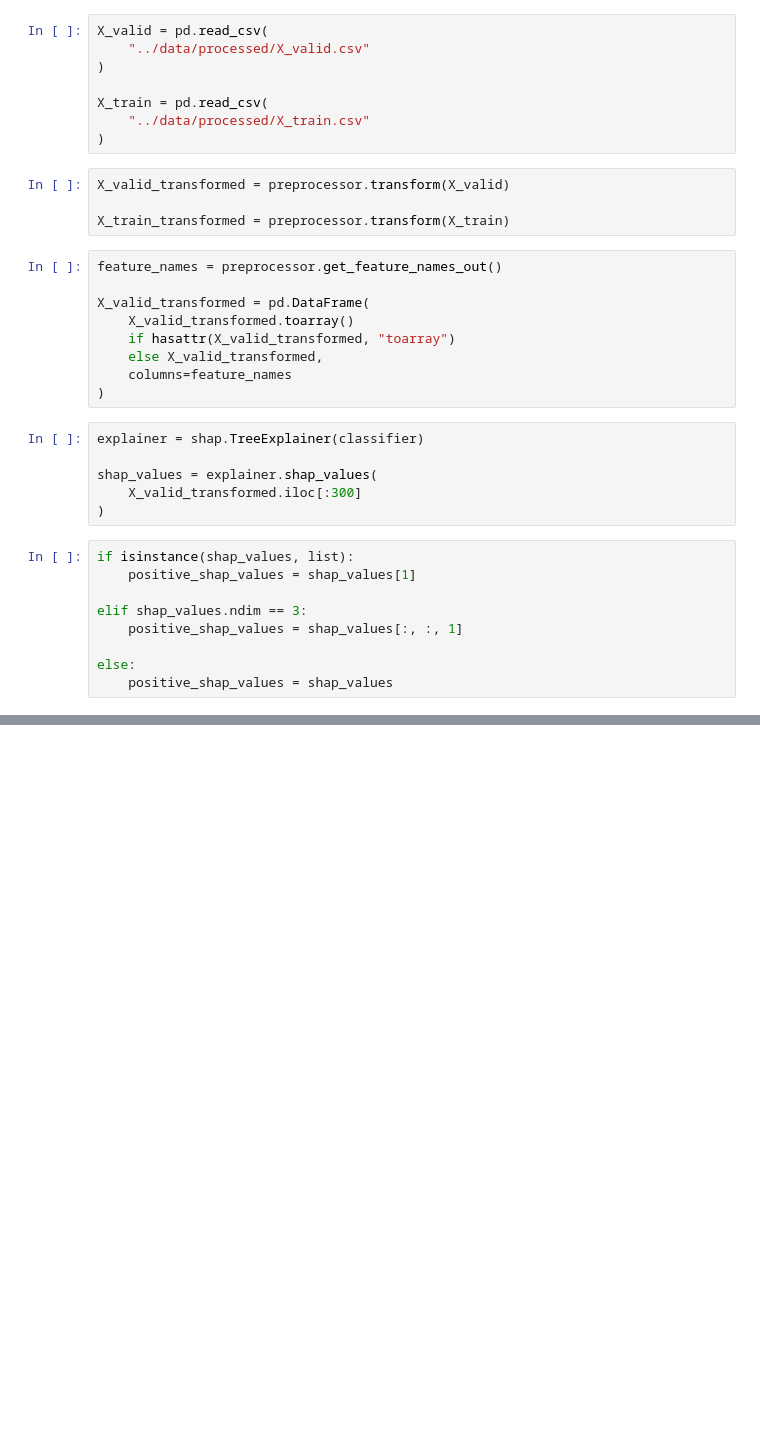
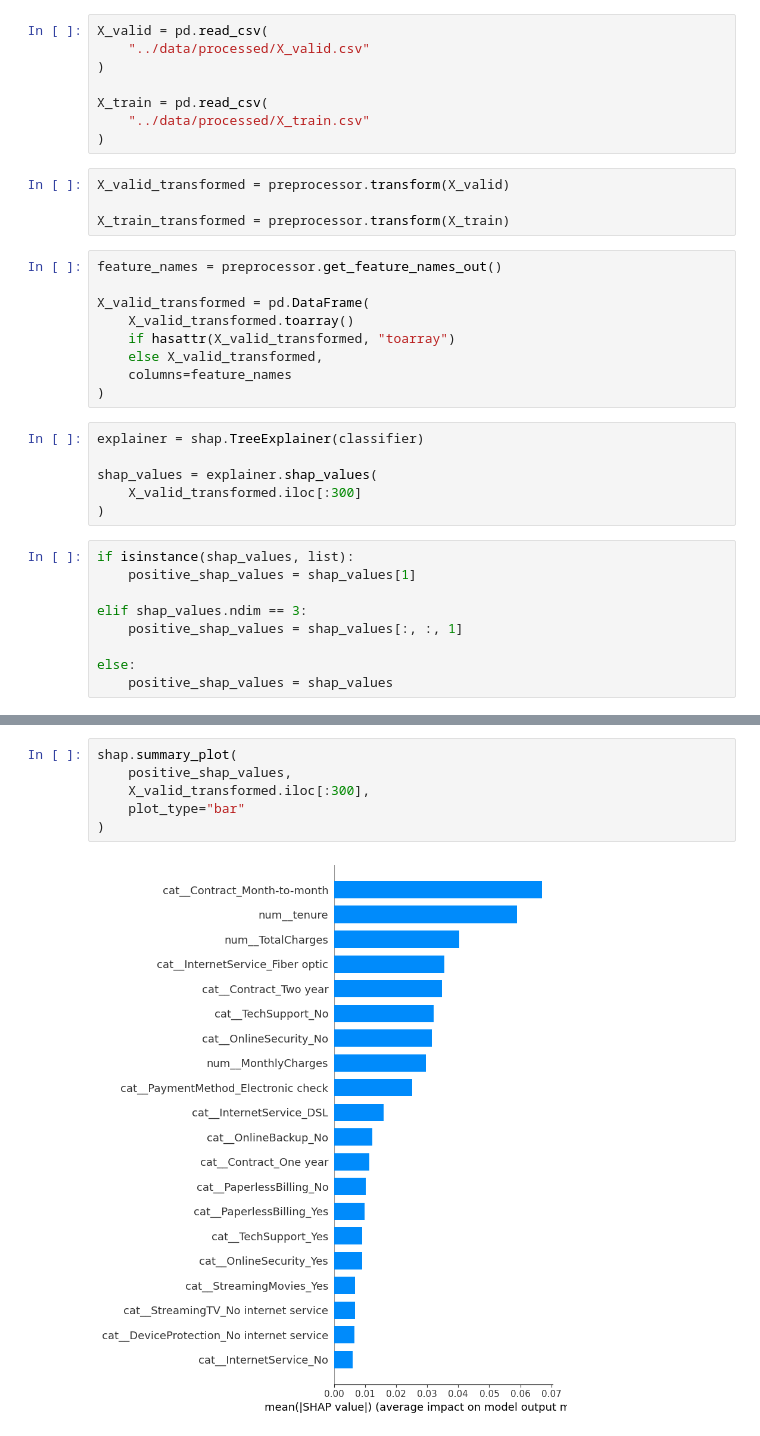
Before and after one commit to msmhtaghavi/customer-churn-prediction, a Jupyter notebook: notebooks/07_shap_explainability.ipynb, the cells around one changed output, grey strips where cells are left out. Cells and saved outputs as stored; diff of their text form; blank space fills up the shorter version.

```diff
--- a/notebooks/07_shap_explainability.ipynb
+++ b/notebooks/07_shap_explainability.ipynb
@@ -51,0 +59,8 @@ else:
+# %%
+shap.summary_plot(
+    positive_shap_values,
+    X_valid_transformed.iloc[:300],
+    plot_type="bar"
+)
+# %% [output]
+[figure, added]
```
Also changed, not shown: parts of 1 cell of this notebook.
